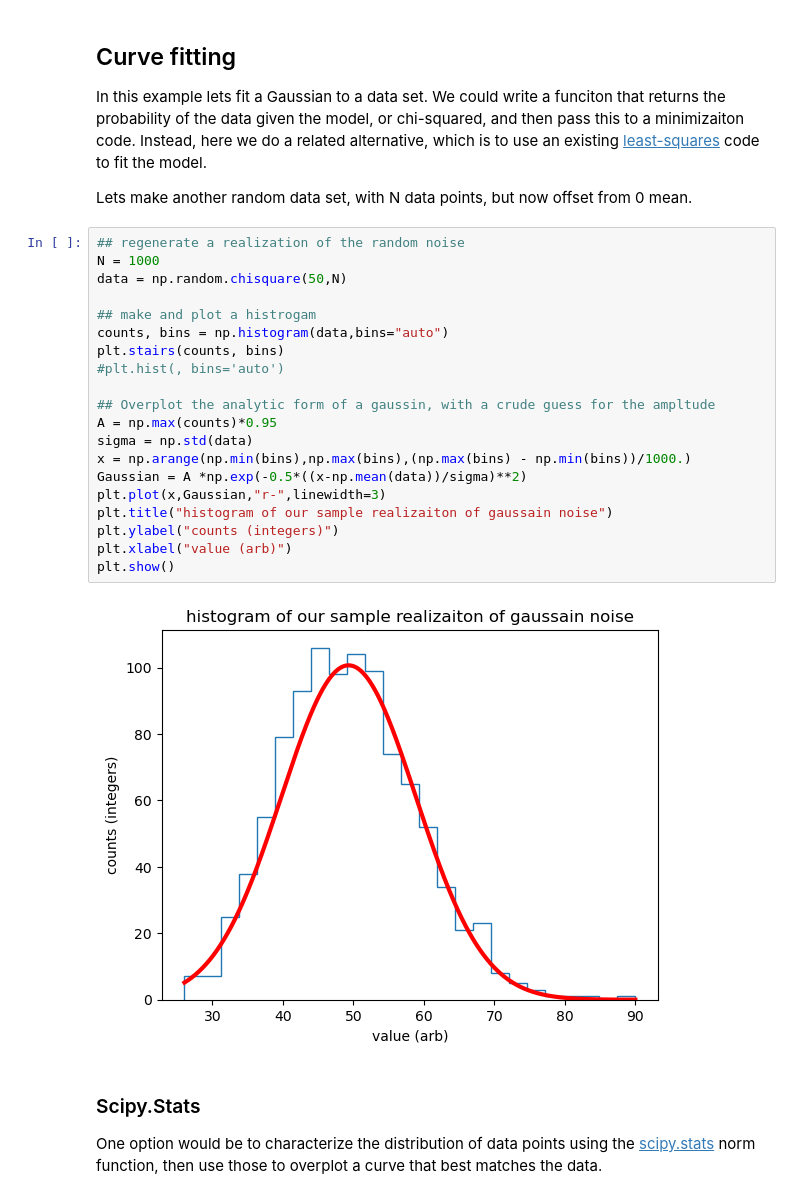
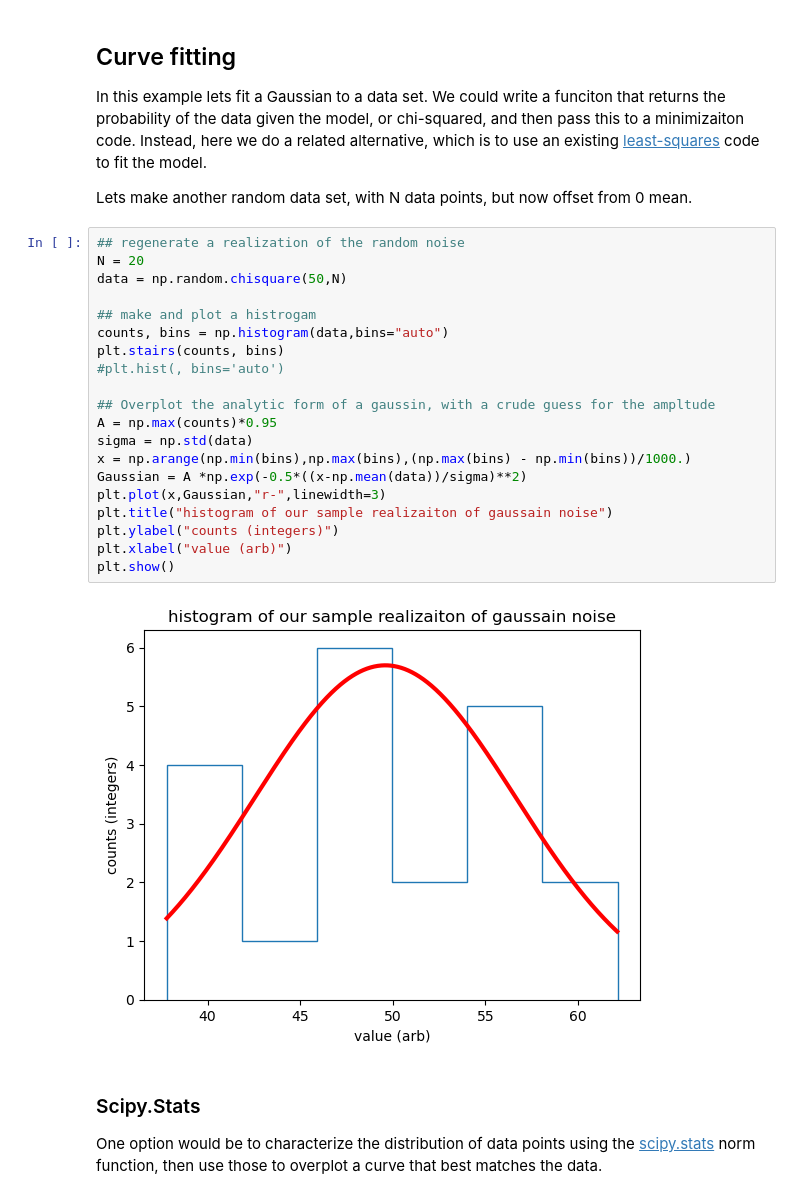
Before and after one commit to bradfordbenson/ASTR21200_2024, a Jupyter notebook: Tutorials/Distributions_ConfidenceIntervals_Gaussfit.ipynb, the cells around one changed output. Cells and saved outputs as stored; diff of their text form.

```diff
--- a/Tutorials/Distributions_ConfidenceIntervals_Gaussfit.ipynb
+++ b/Tutorials/Distributions_ConfidenceIntervals_Gaussfit.ipynb
@@ -152,26 +152,26 @@ In this example lets fit a Gaussian to a data set.  We could write a funciton th
 Lets make another random data set, with N data points, but now offset from 0 mean.
 # %%
 ## regenerate a realization of the random noise
-N = 1000
+N = 20
 data = np.random.chisquare(50,N)
 
 ## make and plot a histrogam
 counts, bins = np.histogram(data,bins="auto")
 plt.stairs(counts, bins)
 #plt.hist(, bins='auto')
 
 ## Overplot the analytic form of a gaussin, with a crude guess for the ampltude
 A = np.max(counts)*0.95
 sigma = np.std(data)
 x = np.arange(np.min(bins),np.max(bins),(np.max(bins) - np.min(bins))/1000.)
 Gaussian = A *np.exp(-0.5*((x-np.mean(data))/sigma)**2)
 plt.plot(x,Gaussian,"r-",linewidth=3)
 plt.title("histogram of our sample realizaiton of gaussain noise")
 plt.ylabel("counts (integers)")
 plt.xlabel("value (arb)")
 plt.show()
 # %% [output]
-[figure, old version]
+[figure, new version]
 # %% [markdown]
 ### Scipy.Stats
 
```
Also changed, not shown: parts of 7 cells of this notebook.
